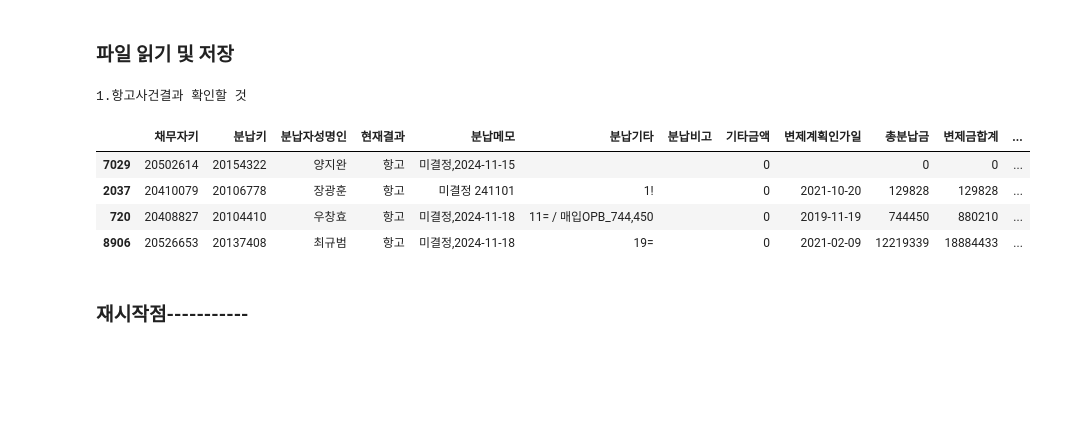
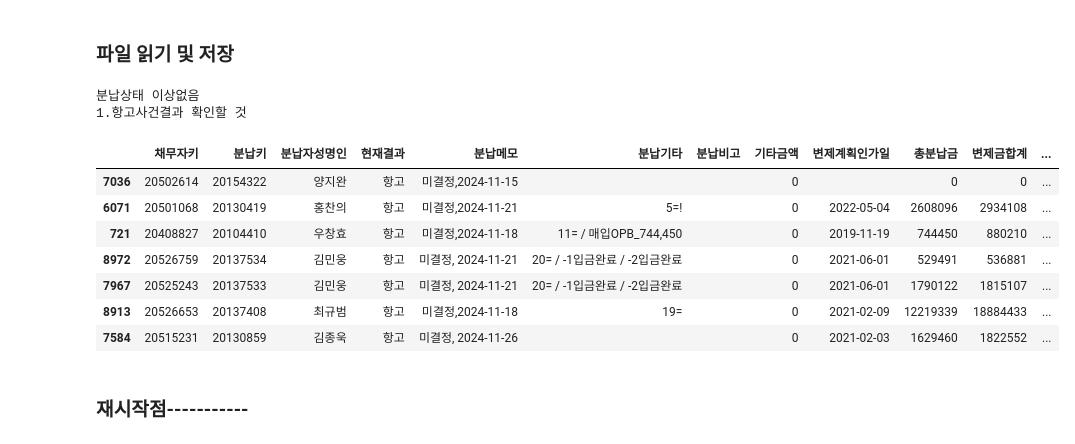
Before and after one commit to jbmyou/python_work, a Jupyter notebook: fileNaming/자산정리/전산_자산정리_개인회생.ipynb, the cells around one changed output. Drawn from its saved outputs; the diff is of its cells as text; code cells hidden in the pictures; blank space fills up the shorter version.

Commit message:
개인회생 발송일 도달일 신고일 수정, 초회여부 수정, 자산정리 상각 미반영 및 p10오류 수정

```diff
--- a/fileNaming/자산정리/전산_자산정리_개인회생.ipynb
+++ b/fileNaming/자산정리/전산_자산정리_개인회생.ipynb
@@ -38,10 +38,10 @@ warnings.simplefilter("ignore")
 path_base = r"D:\3.자산\전산 dataset"
 ########################################################
 company = "솔림"
-cutoff = "241119" # 폴더명
+cutoff = "241125" # 폴더명
 previous_cutoff = "241031" #
-previous_file = "미종결인가" # 개인회생새창 or 미종결인가 241120 merge할 전달 미종결인가건 칼럼이 추가되면서 기존 파일은 칼럼이 없어서 오류나게됨. 그럴땐 개인회생새창을 읽엇
-ext = ".xlsx"   ########################################
+previous_file = "미종결인가" # [개인회생새창 or 미종결인가] 241120 merge할 지난 달 인가건. 특정 칼럼이 없어서 오류나면 개인회생새창을 읽엇
+ext = ".pkl"   ########################################
 # name_dataset = "개인회생새창_20240830_1653"
 ########################################################
 
@@ -150,9 +150,9 @@ comp_closing = {
 
 # 칼럼정의
 if True :
-    기본조회칼럼 = ["채무자키","계좌키","분납키","분납자관계","분납자성명인","주민번호인","관할법원","사건번호", "인가미인가", "현재결과", "분납메모","분납기타","분납비고", "기타금액"]
+    기본조회칼럼 = ["채무자키","계좌키","분납키","분납자관계","분납자성명인","주민번호인","관할법원","사건번호","변제채권번호입력", "인가미인가", "현재결과", "분납메모","분납기타","분납비고", "기타금액"]
     핵심금액칼럼 = ["총분납금", "총분납입금", "총분납잔금"]
-    개시인가칼럼 = ["개시결정일", "통지서발송일", "통지서도달일","계좌신고일", "변제계획인가일"]
+    개시인가칼럼 = ["개시결정일", "법원_발송일", "법원_도달일","당사_신고일", "계좌신고일", "변제계획인가일"]
 
     전산회차칼럼 = ["총분납회차","현재회차", "납입회차", "미납회차"] #"초과입금" "잔여회차"
     법원회차칼럼 = ["전체변제회차","현재변제회차", "법원납입회차", "법원미납회차", ] #"잔여변제회차"
@@ -171,19 +171,19 @@ if True :
     else :
         회차구간칼럼 = ["변제회차1","변제예정액1","변제회차2","변제예정액2","변제회차3","변제예정액3","변제회차4","변제예정액4"]
     보조칼럼 = ["상태및담당자", "OPB", "채권구분", "매각사구분"]
-    매입전상태점검용칼럼 = ["채권자실변제시작회차","당사스케줄시작회차", "OPB-총분납금", "변제기일","채권자실변제시작일", "당사실변제시작일", "접수일", "컷오프일", "분납컷오프일","변제계획인가일", "인가일반영초회여부","초회여부", "형식적매입전상태", "전산매입전상태"]
+    매입전상태점검용칼럼 = ["채권자실변제시작회차","당사스케줄시작회차", "OPB-총분납금", "변제기일","채권자실변제시작일", "당사실변제시작일", "접수일", "컷오프일", "분납컷오프일","변제계획인가일", "인가일반영초회여부","초회여부_송달신고","초회여부","다매각사여부", "형식적매입전상태", "전산매입전상태"]
                         # 회차 : 금액>0  cf) 변제시작일 : (금액>0) & (max(인가일,[분납시작일|실컷오프일])후 첫변제일)
 # %% [markdown]
 ### 파일 읽기 및 저장
 # %%
-# 전달 미종결인가건 : 변제금 변화 등 확인 위해
+# 전달 인가건 : 변제금 변화 등 확인 위해
 if previous_cutoff :
     if previous_file == "미종결인가" :
-        전달미종결인가건 = pd.read_pickle(functions.키워드로파일명찾기(join(path_base, company, previous_cutoff, "개인회생점검"), "미종결인가건.*pkl", "", 전체경로=True))
+        전달인가건 = pd.read_pickle(functions.키워드로파일명찾기(join(path_base, company, previous_cutoff, "개인회생점검"), "인가건.*pkl", "", 전체경로=True))
     else : # 개인회생새창
-        전달미종결인가건 = pd.read_pickle(functions.키워드로파일명찾기(join(path_base, company, previous_cutoff, "pkl"), "개인회생새창", "계좌키분리", 전체경로=True))
+        전달인가건 = pd.read_pickle(functions.키워드로파일명찾기(join(path_base, company, previous_cutoff, "pkl"), "개인회생새창", "계좌키분리", 전체경로=True))
 
-# 이달 개인회생파일 읽기 및 pkl 저장
+# 엑셀 읽기, 정렬(사건-컷오프-채권번호), pkl 저장
 if ext == ".xlsx" :
     path_raw_data = join(path_wd, name_dataset+ext)
     raw_data_ori = pd.read_excel(path_raw_data, dtype=rehabilitation_dtype).fillna("")
@@ -194,7 +194,7 @@ if ext == ".xlsx" :
         pass
 
     # 사건번호 정렬
-    raw_data_ori.sort_values(by=["관할법원", "사건번호"], inplace=True)
+    raw_data_ori.sort_values(by=["관할법원", "사건번호", "컷오프일", "변제채권번호입력"], inplace=True)
 
     # pkl 저장
     if not os.path.exists(join(path_wd, "pkl")) :
@@ -207,44 +207,55 @@ else :
     # path_raw_data = join(path_wd, "pkl", name_dataset+"_진행중_계좌키분리_기준데이터"+ext)
     raw_data_ori = pd.read_pickle(path_raw_data)
 
-
 # 작업 전 확인 ----------------------------------------------------------------------------------------
+# 진행중 기본조건
+raw_data_ori["상태및담당자"] = raw_data_ori["채무상태"] + raw_data_ori["담당자"]
+기본cond = (raw_data_ori.분납상태=="진행") & (~raw_data_ori["분납메모"].str.contains('제외|통합|일반')) & (~raw_data_ori.상태및담당자.str.contains(종료))
 if True :
-    raw_data_ori["상태및담당자"] = raw_data_ori["채무상태"] + raw_data_ori["담당자"]
     총분납금cols = ["채무자키", "분납키", "분납자성명인", "현재결과", "분납메모", "분납기타", "분납비고", "기타금액", "변제계획인가일","총분납금","변제금합계", "인가총액", "신고조회결과",'변제현황조회']
 
-    # 기본조건
-    기본cond = (raw_data_ori.분납상태=="진행") & (~raw_data_ori["분납메모"].str.contains('제외|통합|일반')) & (~raw_data_ori.상태및담당자.str.contains(종료))
     # 1) 항고사건, 이유없는 기타금액 확인
     항고cond = 기본cond & (raw_data_ori.현재결과=="항고") & ((raw_data_ori.분납메모=="") |(raw_data_ori.분납메모.str.contains('미결정')))
     # 2) 이유없는 기타금액
-    기타금액cond = 기본cond & (raw_data_ori.기타금액>0) & ((~raw_data_ori.분납기타.str.contains('총분납금추가'))&(~raw_data_ori.분납비고.str.contains('총분납금')))
+    기타금액cond = 기본cond & (raw_data_ori.기타금액>0) & (~raw_data_ori.분납기타.str.contains('총분납금추가'))
 
     # 3) 인가총액 작성 조건
     인가cond = 기본cond & (raw_data_ori["변제계획인가일"] != "")
     총분납금cond = raw_data_ori["총분납금"] == 0
 
     인가총액작성cond = 인가cond & 총분납금cond & (raw_data_ori["인가총액"]==0)  # na없음
+
+    # 4) 분납상태가 진행 또는 중단이 아닌 건.(둘중 하나여야)
+    분납상태값이상 = raw_data_ori[(raw_data_ori.분납상태 != '진행') & (raw_data_ori.분납상태 != '중단')][총분납금cols  + ["분납상태"]]
+    if len(분납상태값이상) > 0 :
+        print('분납상태에 진행, 중단 이외의 값이 있음')
+        display(분납상태값이상)
+    else :
+        print('분납상태 이상없음')
 
     # 출력
     항고사건확인출력 = raw_data_ori.loc[항고cond, 총분납금cols]
     기타금액사유없음출력 = raw_data_ori.loc[기타금액cond, 총분납금cols]
     인가총액작성출력 = raw_data_ori.loc[인가총액작성cond, 총분납금cols]
     if len(항고사건확인출력)>0 :
         print('1.항고사건결과 확인할 것')
         display(항고사건확인출력)
     if len(기타금액사유없음출력)>0 :
         print('2.기타금액 사유확인할 것')
         display(기타금액사유없음출력)
     if len(인가총액작성출력)>0 :
         print('3.인가총액 작성할 것. 변제금합계가 있거나 변제조회결과 있으면 최신화 필요')
         display(인가총액작성출력)
 # %% [output]
+분납상태 이상없음
 1.항고사건결과 확인할 것
 |  | 채무자키 | 분납키 | 분납자성명인 | 현재결과 | 분납메모 | 분납기타 | 분납비고 | 기타금액 | 변제계획인가일 | 총분납금 | 변제금합계 | ... |
-| 7029 | 20502614 | 20154322 | 양지완 | 항고 | 미결정,2024-11-15 |  |  | 0 |  | 0 | 0 | ... |
-| 2037 | 20410079 | 20106778 | 장광훈 | 항고 | 미결정 241101 | 1! |  | 0 | 2021-10-20 | 129828 | 129828 | ... |
-| 720 | 20408827 | 20104410 | 우창효 | 항고 | 미결정,2024-11-18 | 11= / 매입OPB_744,450 |  | 0 | 2019-11-19 | 744450 | 880210 | ... |
-| 8906 | 20526653 | 20137408 | 최규범 | 항고 | 미결정,2024-11-18 | 19= |  | 0 | 2021-02-09 | 12219339 | 18884433 | ... |
+| 7036 | 20502614 | 20154322 | 양지완 | 항고 | 미결정,2024-11-15 |  |  | 0 |  | 0 | 0 | ... |
+| 6071 | 20501068 | 20130419 | 홍찬의 | 항고 | 미결정,2024-11-21 | 5=! |  | 0 | 2022-05-04 | 2608096 | 2934108 | ... |
+| 721 | 20408827 | 20104410 | 우창효 | 항고 | 미결정,2024-11-18 | 11= / 매입OPB_744,450 |  | 0 | 2019-11-19 | 744450 | 880210 | ... |
+| 8972 | 20526759 | 20137534 | 김민웅 | 항고 | 미결정, 2024-11-21 | 20= / -1입금완료 / -2입금완료 |  | 0 | 2021-06-01 | 529491 | 536881 | ... |
+| 7967 | 20525243 | 20137533 | 김민웅 | 항고 | 미결정, 2024-11-21 | 20= / -1입금완료 / -2입금완료 |  | 0 | 2021-06-01 | 1790122 | 1815107 | ... |
+| 8913 | 20526653 | 20137408 | 최규범 | 항고 | 미결정,2024-11-18 | 19= |  | 0 | 2021-02-09 | 12219339 | 18884433 | ... |
+| 7584 | 20515231 | 20130859 | 김종욱 | 항고 | 미결정, 2024-11-26 |  |  | 0 | 2021-02-03 | 1629460 | 1822552 | ... |
 # %%
 # # 바로 수정
```
Also changed, not shown: parts of 23 cells of this notebook, 7 other files.
